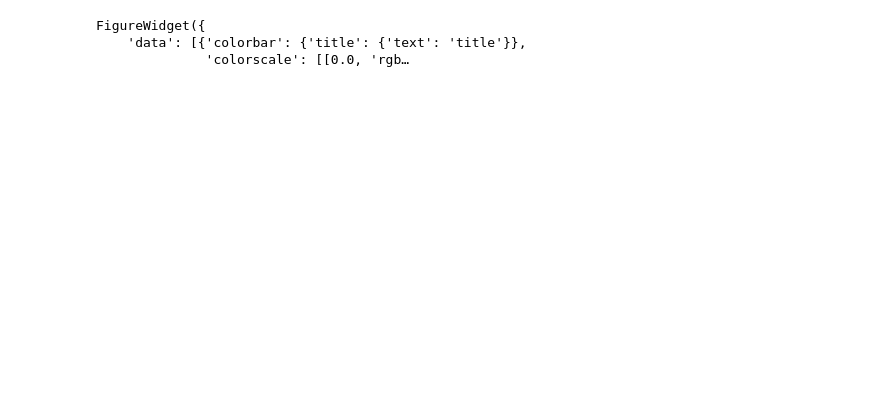
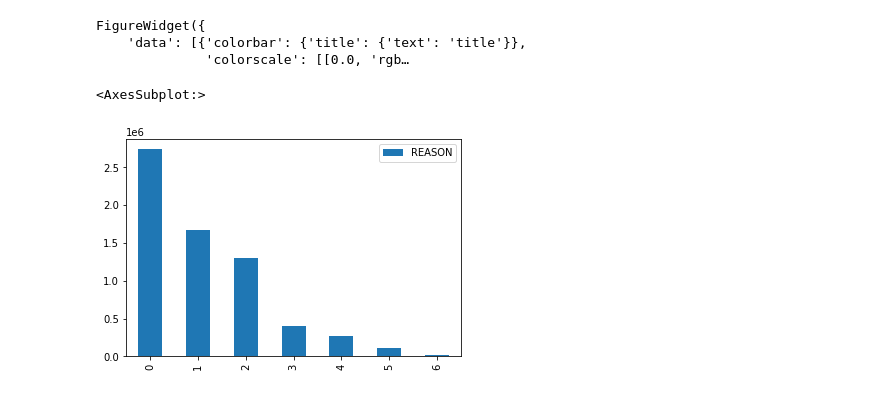
Before and after one commit to ricky-wong/siads697-project, a Jupyter notebook: map.ipynb, the cells around one changed output. Saved outputs shown, nothing was run; the diff lists cells and outputs as text; code cells hidden in the pictures; blank space fills up the shorter version.

```diff
--- a/map.ipynb
+++ b/map.ipynb
@@ -137,3 +137,8 @@ Dropdown(description='Classes:', options=('1 - Treatment Completed', '2 - Droppe
 FigureWidget({
     'data': [{'colorbar': {'title': {'text': 'title'}},
               'colorscale': [[0.0, 'rgb…
+# %%
+df['REASON'].value_counts().reset_index().plot.bar()
+# %% [output]
+<AxesSubplot:>
+[figure, added]
```
Also changed, not shown: parts of 2 cells of this notebook.
